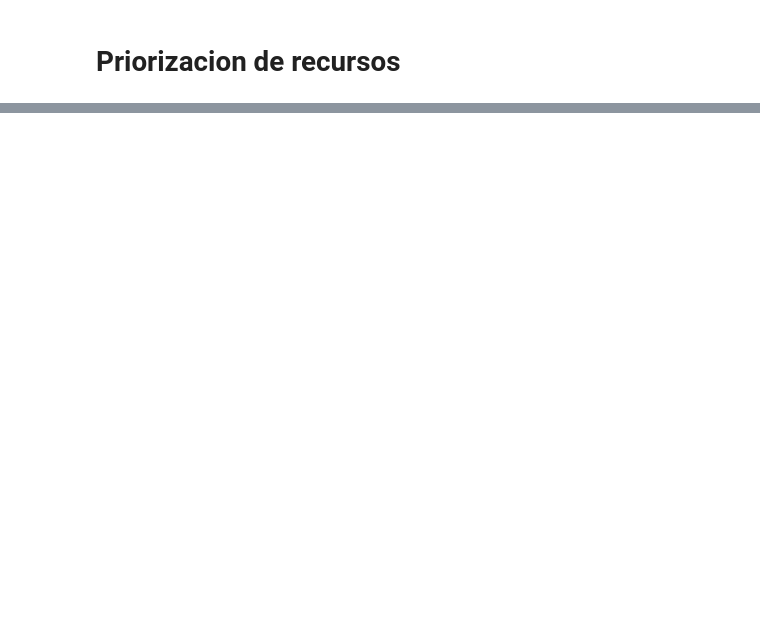
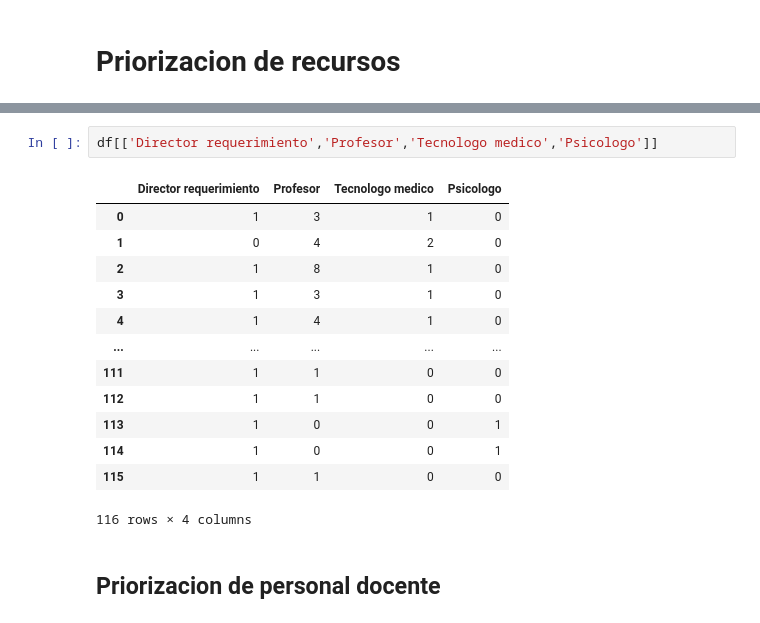
Before and after one commit to hugoferquiroz/Brecha-PRITE, a Jupyter notebook: scripts/calculo de la brecha.ipynb, the cells around one changed output, grey strips where cells are left out. Drawn from its saved outputs; the diff is of its cells as text; blank space fills up the shorter version.

```diff
--- a/scripts/calculo de la brecha.ipynb
+++ b/scripts/calculo de la brecha.ipynb
@@ -426,0 +444,18 @@ cr_region
+# %%
+df[['Director requerimiento','Profesor','Tecnologo medico','Psicologo']]
+# %% [output]
+|  | Director requerimiento | Profesor | Tecnologo medico | Psicologo |
+| 0 | 1 | 3 | 1 | 0 |
+| 1 | 0 | 4 | 2 | 0 |
+| 2 | 1 | 8 | 1 | 0 |
+| 3 | 1 | 3 | 1 | 0 |
+| 4 | 1 | 4 | 1 | 0 |
+| ... | ... | ... | ... | ... |
+| 111 | 1 | 1 | 0 | 0 |
+| 112 | 1 | 1 | 0 | 0 |
+| 113 | 1 | 0 | 0 | 1 |
+| 114 | 1 | 0 | 0 | 1 |
+| 115 | 1 | 1 | 0 | 0 |
+116 rows × 4 columns
+# %% [markdown]
+## Priorizacion de personal docente
```
Also changed, not shown: parts of 8 cells of this notebook.
